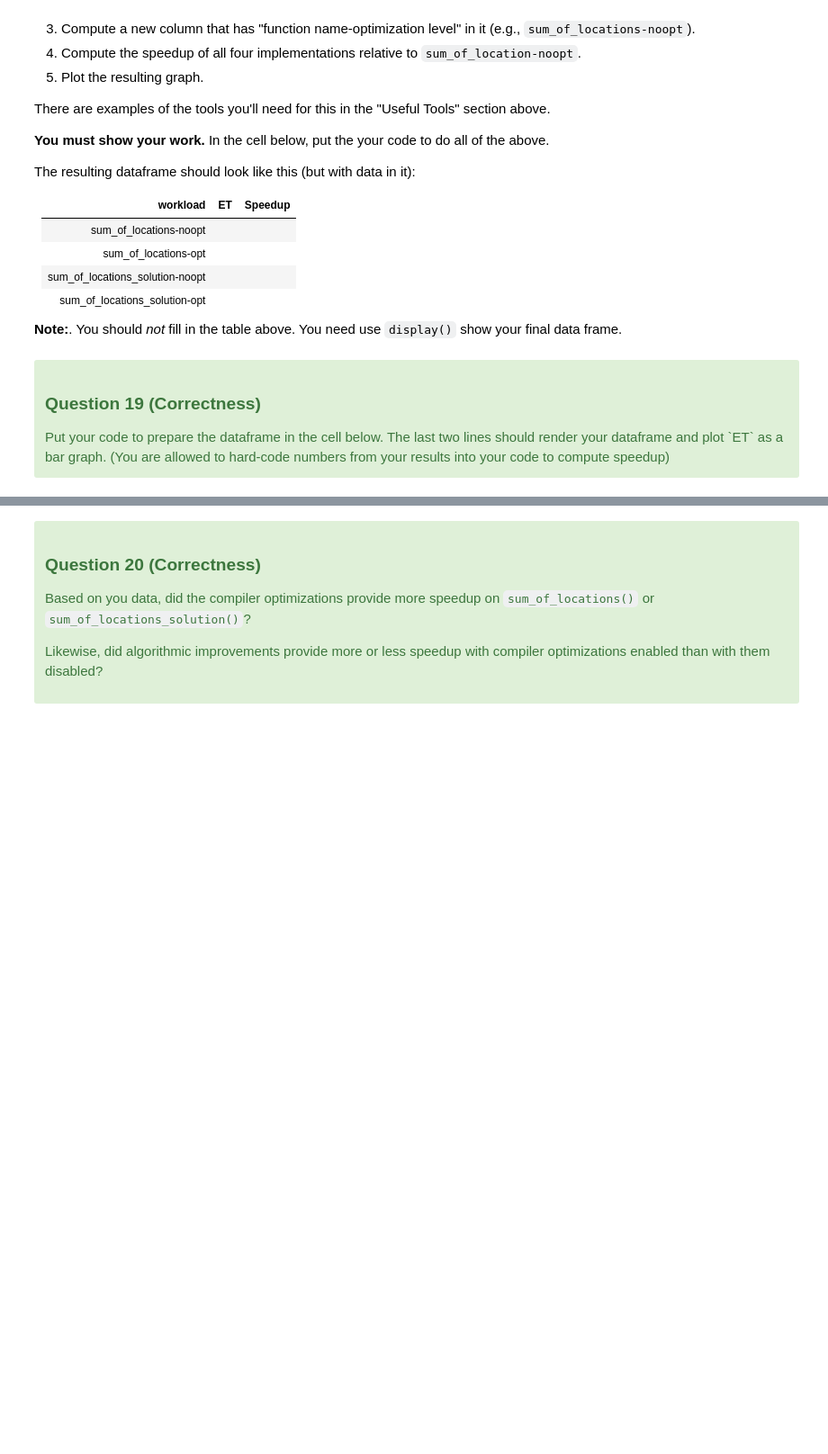
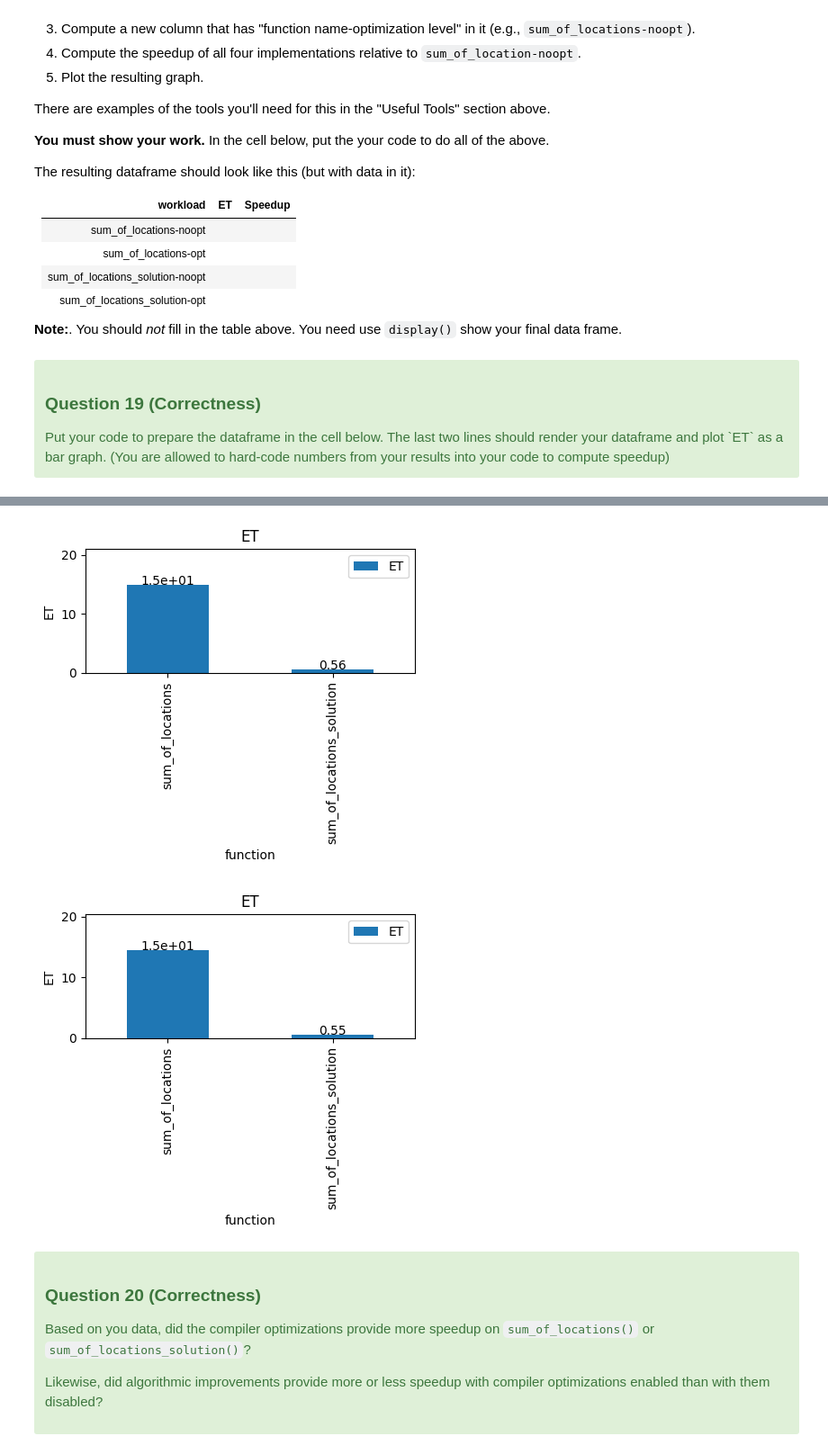
Before and after one commit to CS203UCR/2022fa-cs203-performance-madhuammulu8, a Jupyter notebook: Assignment.ipynb, the cells around one changed output, grey strips where cells are left out. Shown at 90% size. Cells and saved outputs as stored; diff of their text form; code cells hidden in the pictures; blank space fills up the shorter version.

```diff
--- a/Assignment.ipynb
+++ b/Assignment.ipynb
@@ -1639,3 +1592,9 @@ display(df[["function","ET"]])
+# %%
+plotPEBar("opt.csv", what=[("function", "ET")])
+plotPEBar("noopt.csv", what=[("function", "ET")])
+# %% [output]
+[figure, added]
+[figure, added]
 # %% [markdown]
 <div class="alert alert-block alert-success">
 <div class="question correctness points-4">
```
Also changed, not shown: parts of 39 cells of this notebook, 1 other file.
